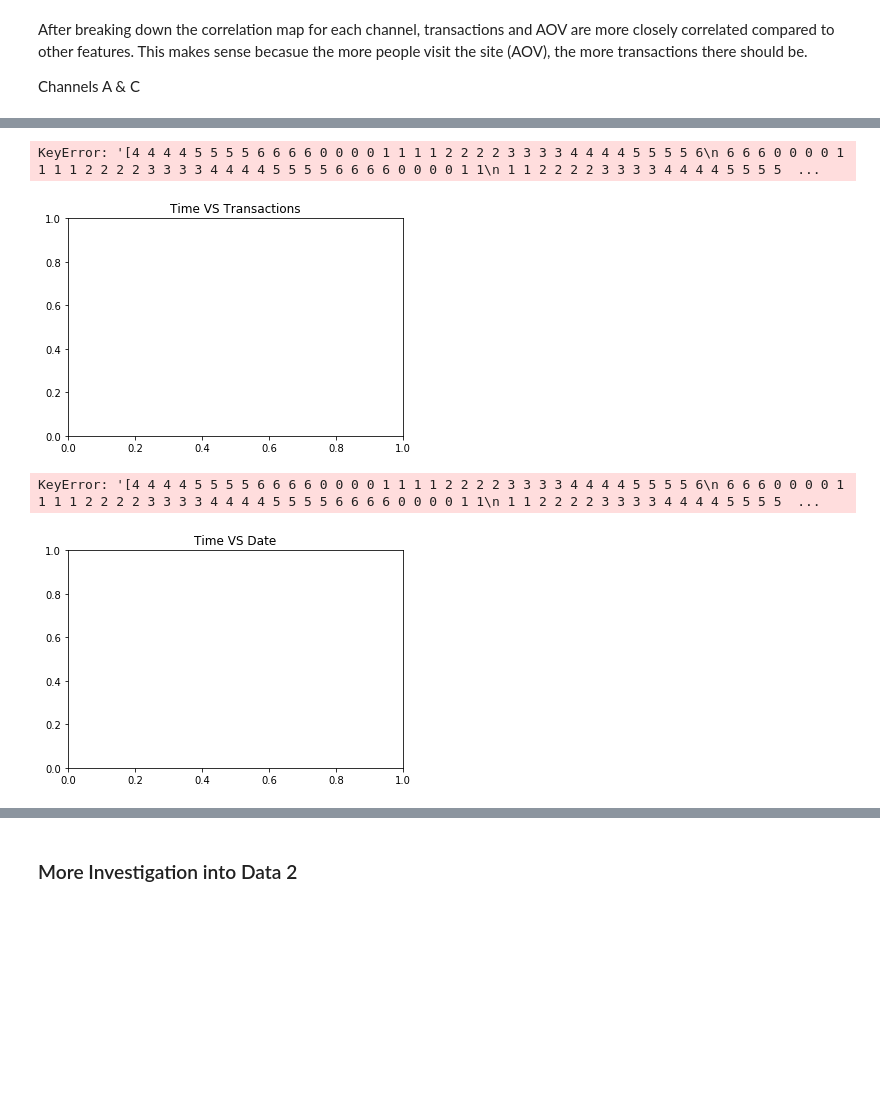
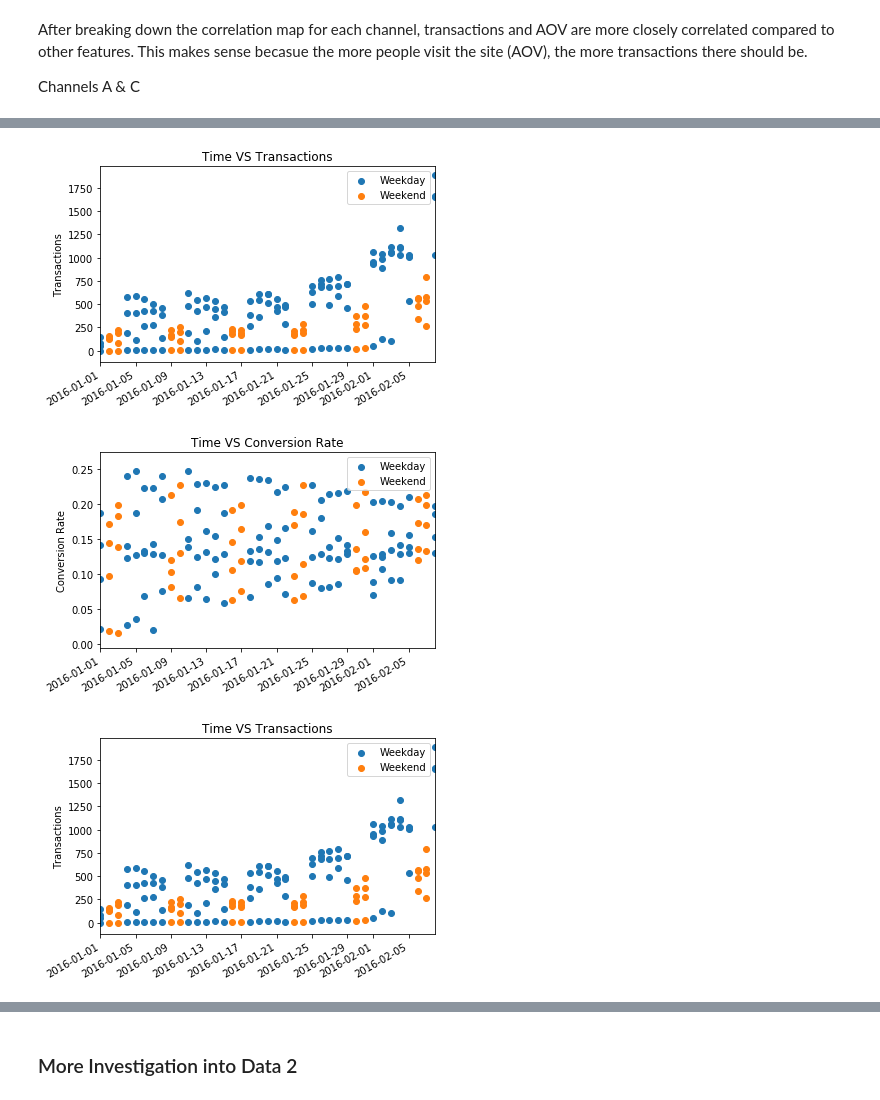
Before and after one commit to swong28/Interview-Assessments, a Jupyter notebook: Company1/Assessment Questions for an Interview.ipynb, the cells around one changed output, grey strips where cells are left out. Saved outputs shown, nothing was run; the diff lists cells and outputs as text; code cells hidden in the pictures; blank space fills up the shorter version.

```diff
--- a/Company1/Assessment Questions for an Interview.ipynb
+++ b/Company1/Assessment Questions for an Interview.ipynb
@@ -120,11 +120,6 @@ df_3['Date'] = df_3.Date.apply(lambda x: datetime.strptime(x, "%m/%d/%Y"))
 df_1['cost'] = df_1['AOV'] * df_1['CPA']
 df_2['cost'] = df_2['AOV'] * df_2['CPA']
 df_3['cost'] = df_3['AOV'] * df_3['CPA']
-
-#Add Year
-df_2['Year'] = df_1.Date.apply(lambda x: x.year)
-df_2['Year'] = df_2.Date.apply(lambda x: x.year)
-df_2['Year'] = df_2.Date.apply(lambda x: x.year)
 
 # Add Month
 df_1['Month'] = df_1.Date.apply(lambda x: x.month)
@@ -279,8 +274,8 @@ def plot_weekday_feature(df, feature, method='scatter'):
     """
     plt.figure()
     plt.title('Time VS ' + feature)
-    weekday = df[(df.Weekday)]
-    weekend = df[(df.Weekday == False)]
+    weekday = df[(df.IsWeekday)]
+    weekend = df[(df.IsWeekday == False)]
     plt.scatter(weekday.Date.values, weekday[feature].values)
     plt.scatter(weekend.Date.values, weekend[feature].values)
     plt.legend(['Weekday', 'Weekend'])
@@ -375,11 +370,10 @@ plot_channels_feature(df_1, "Transactions")
 # plot time vs transaction for each channel
 plot_weekday_feature(df_1, 'Transactions')
 # %% [output]
-KeyError: '[4 4 4 4 5 5 5 5 6 6 6 6 0 0 0 0 1 1 1 1 2 2 2 2 3 3 3 3 4 4 4 4 5 5 5 5 6\n 6 6 6 0 0 0 0 1 1 1 1 2 2 2 2 3 3 3 3 4 4 4 4 5 5 5 5 6 6 6 6 0 0 0 0 1 1\n 1 1 2 2 2 2 3 3 3 3 4 4 4 4 5 5 5 5  ...
-[figure, old version]
+[figure, new version]
 # %%
-for feature in df_1.columns.values:
+for feature in ['Conversion Rate', 'Transactions', 'AOV', 'CPA', 'cost']:
     plot_weekday_feature(df_1, feature)
 # %% [output]
-KeyError: '[4 4 4 4 5 5 5 5 6 6 6 6 0 0 0 0 1 1 1 1 2 2 2 2 3 3 3 3 4 4 4 4 5 5 5 5 6\n 6 6 6 0 0 0 0 1 1 1 1 2 2 2 2 3 3 3 3 4 4 4 4 5 5 5 5 6 6 6 6 0 0 0 0 1 1\n 1 1 2 2 2 2 3 3 3 3 4 4 4 4 5 5 5 5  ...
-[figure, old version]
+[figure, new version]
+[figure, added]
```
Also changed, not shown: parts of 19 cells of this notebook.
